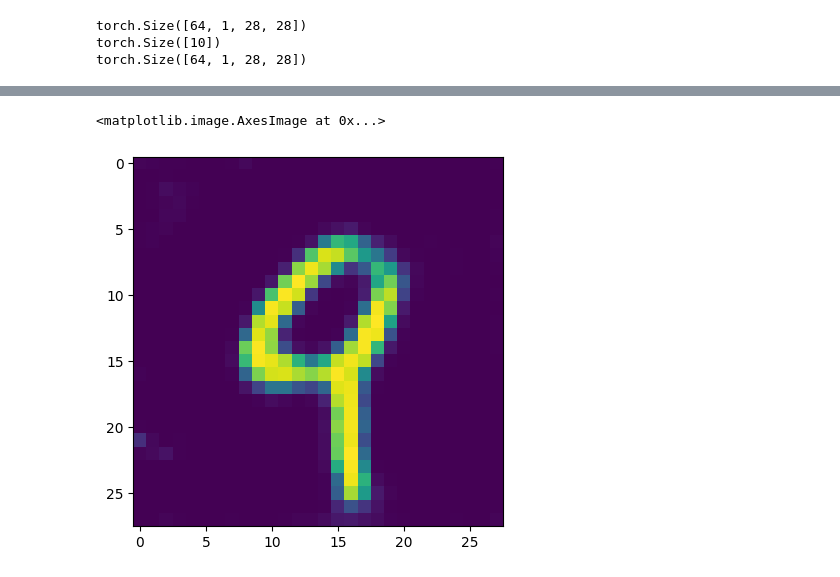
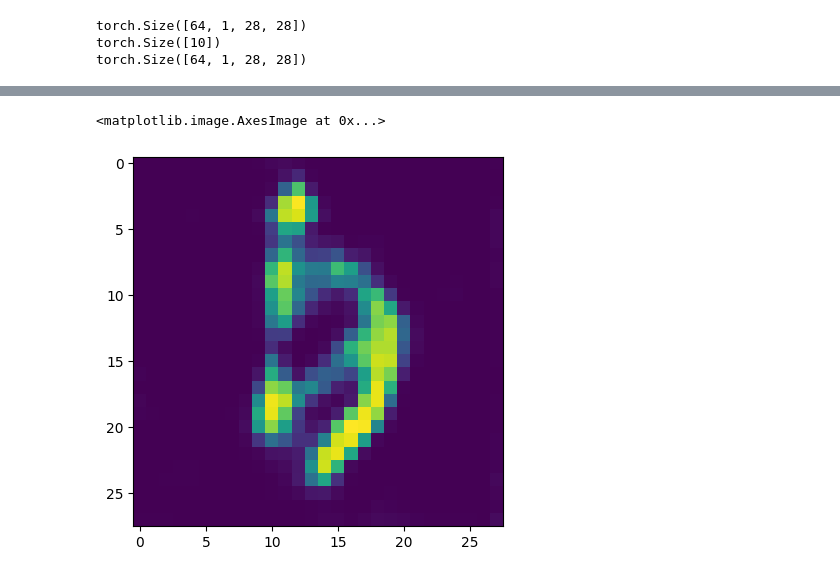
Before and after one commit to Marcus-Friis/aml-mini-project, a Jupyter notebook: autoencoder_mnist.ipynb, the cells around one changed output, grey strips where cells are left out. Saved outputs shown, nothing was run; the diff lists cells and outputs as text; code cells hidden in the pictures.

Commit message:
Variational autoencoder

```diff
--- a/autoencoder_mnist.ipynb
+++ b/autoencoder_mnist.ipynb
@@ -100,7 +171,7 @@ torch.Size([10])
 torch.Size([64, 1, 28, 28])
 # %%
 z_dim = 10
-model = CNN(z_dim).to(device)
+model = VariationalAutoencoder(z_dim).to(device)
 lr = 1e-3
 optimizer = torch.optim.Adam(model.parameters(), lr=lr)
 
@@ -138,7 +229,7 @@ for x, _ in valloader:
 # %%
 z = torch.randn(1,10).to(device)
 
-plt.imshow(model.decode(z).cpu().detach().numpy()[0][0])
+plt.imshow(model.decoder(z).cpu().detach().numpy()[0][0])
 # %% [output]
 <matplotlib.image.AxesImage at 0x...>
-[figure, old version]
+[figure, new version]
```
Also changed, not shown: parts of 4 cells of this notebook.
